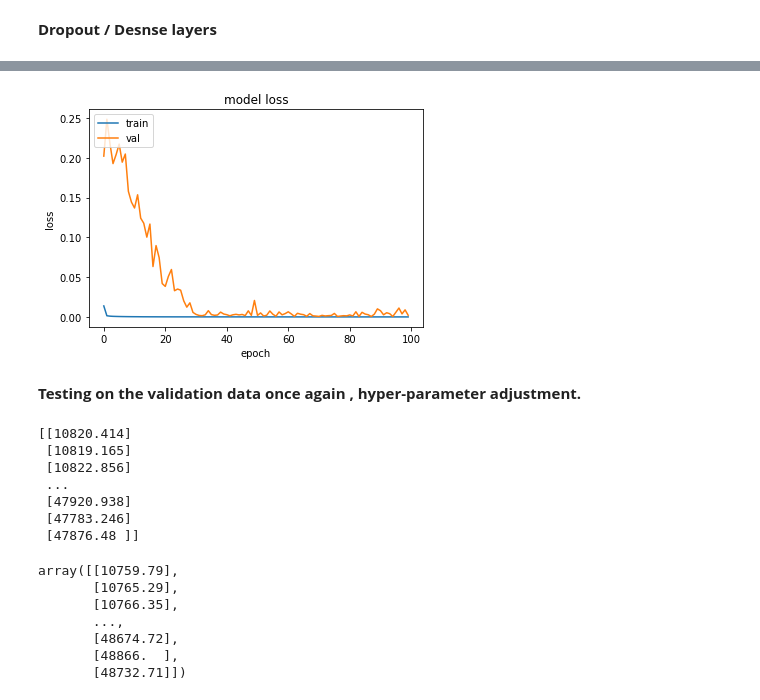
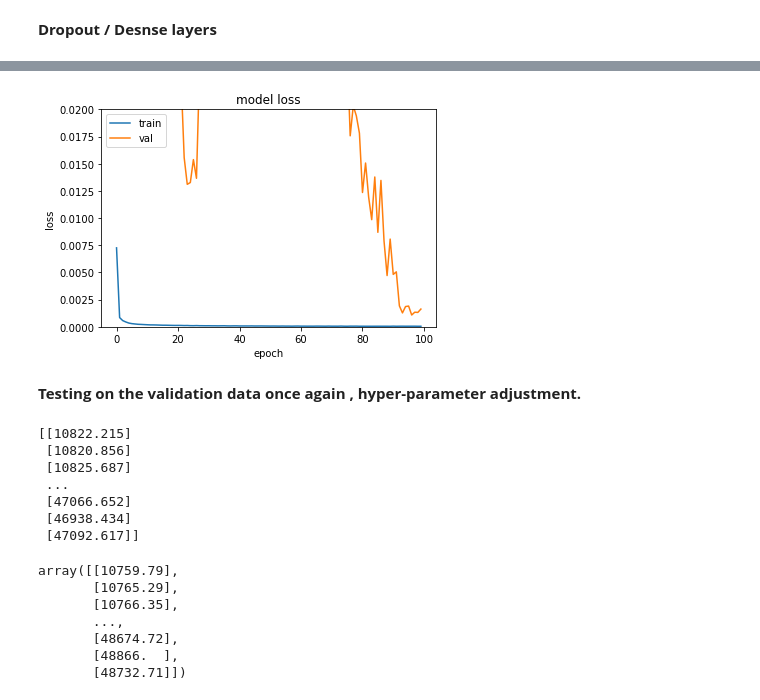
Before and after one commit to JackpotDesigns/PythonCryptoPrediction, a Jupyter notebook: PracticeJupyterNotebook/FYP/baselineRedesign/btcBaselineSplitAfter.ipynb, the cells around one changed output, grey strips where cells are left out. Cells and saved outputs as stored; diff of their text form; code cells hidden in the pictures.

```diff
--- a/PracticeJupyterNotebook/FYP/baselineRedesign/btcBaselineSplitAfter.ipynb
+++ b/PracticeJupyterNotebook/FYP/baselineRedesign/btcBaselineSplitAfter.ipynb
@@ -132,3 +114,20 @@ model = tf.keras.Model(inputs=inputs, outputs= final)
+# %%
+inputs = Input(shape = (window_length , features) )
+
+#From deep learning in python -- better to use recurrent dropout so error propergates correctly
+x = LSTM(30 , return_sequences = True )(inputs)
+x = Dropout(0.2)(x)
+x = LSTM(50)(x)
+x = Dense(16)(x)
+
+y = GRU(30,input_shape=(window_length , features))(inputs)
+y = Dropout(0.2)(y)
+y = Dense(16)(y)
+
+final = Concatenate()([x,y])
+final = Dense(1)(final)
+
+model = tf.keras.Model(inputs=inputs, outputs= final)
 # %%
 model.summary()
 plot_model(model)
@@ -179,13 +178,15 @@ Epoch 100/100
 # %%
 plt.plot(history.history['loss'])
 plt.plot(history.history['val_loss'])
 plt.title('model loss')
 plt.ylabel('loss')
 plt.xlabel('epoch')
+plt.yrange=(0, 0.02)
 plt.legend(['train', 'val'], loc='upper left')
+plt.ylim([0, 0.02])
 plt.show()
 # %% [output]
-[figure, old version]
+[figure, new version]
 # %% [markdown]
 <Strong> Testing on the validation data once again , hyper-parameter adjustment. <Strong>
 # %%
@@ -195,13 +196,13 @@ validation_predict = scaler.inverse_transform(validation_predict)
 # %%
 print(validation_predict)
 # %% [output]
-[[10820.414]
- [10819.165]
- [10822.856]
+[[10822.215]
+ [10820.856]
+ [10825.687]
  ...
- [47920.938]
- [47783.246]
- [47876.48 ]]
+ [47066.652]
+ [46938.434]
+ [47092.617]]
 # %%
 validation_actual = scaler.inverse_transform(btc_val[1])
 validation_actual
```
Also changed, not shown: parts of 4 cells of this notebook, 1 other file.
